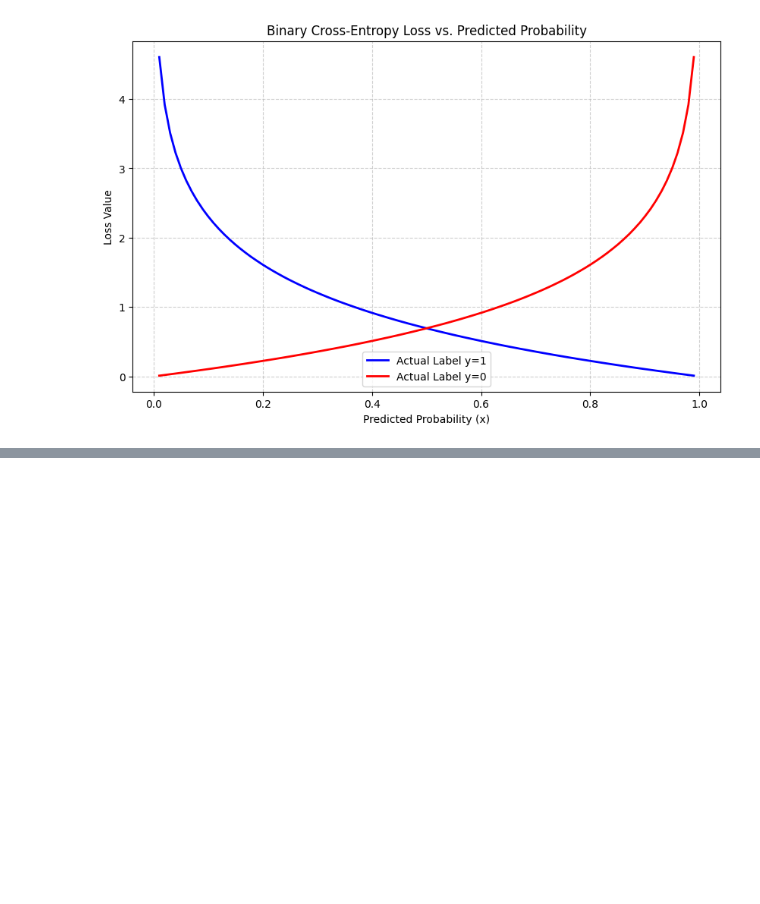
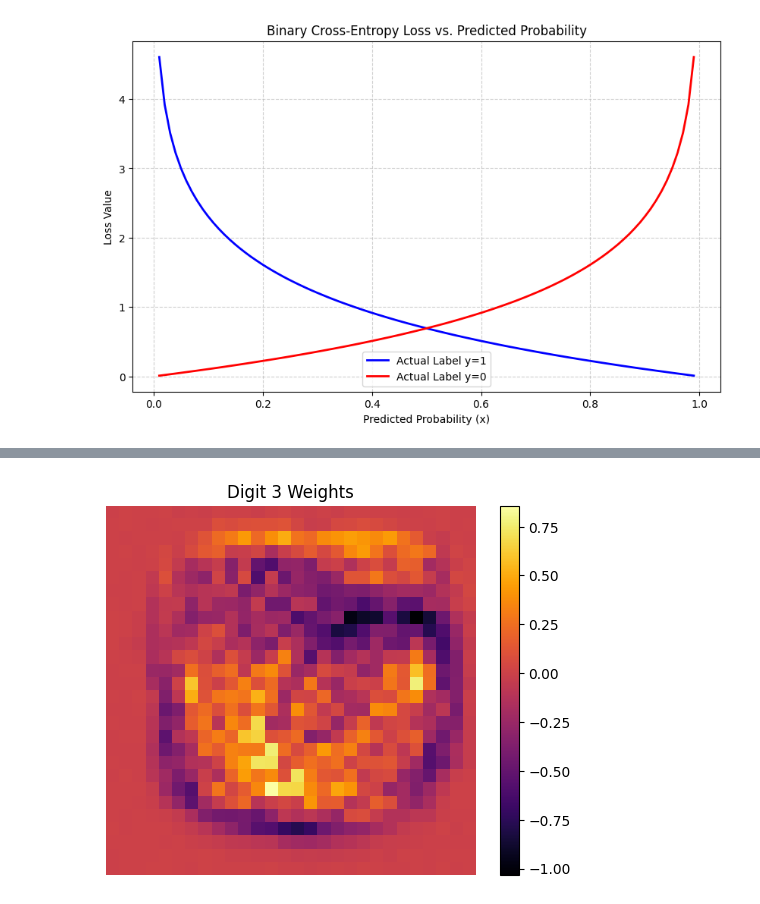
Before and after one commit to Ahmed-Fahmy00/Mnist-Classification, a Jupyter notebook: src/models/logistic.ipynb, the cells around one changed output, grey strips where cells are left out. Saved outputs shown, nothing was run; the diff lists cells and outputs as text; code cells hidden in the pictures; blank space fills up the shorter version.

```diff
--- a/src/models/logistic.ipynb
+++ b/src/models/logistic.ipynb
@@ -95,5 +98,5 @@ def logistic_regression(model_digit, batch_size=32, learning_rate=0.01, validati
             return best_w
         print(f"Epoch: {epoch}, Loss:  {v_loss}")
 # %%
-weights = logistic_regression(5, 1, 0.01, 5, 1e-10)
+weights = logistic_regression(6, 1, 0.01, 5, 1e-10, 100)
 # %% [output]
@@ -287,2 +180,0 @@ def logistic_regression_binary_multi(model_digit_c1, model_digit_c2, batch_size=
-# %%
-weights = logistic_regression_binary_multi(7, 5, 1, 0.01, 5, 1e-4)
@@ -351,19 +180,0 @@ Test Results — 7 vs 5
-# %%
-from itertools import combinations
-
-weights_dict = {}
-
-digits = list(range(10))  # 0 → 9
-
-for c1, c2 in combinations(digits, 2):
-    print(f"Training model for {c1} vs {c2}")
-
-    w = logistic_regression_binary_multi(
-        c1, c2,
-        batch_size=1,
-        learning_rate=0.01,
-        validation_patience=5,
-        epsilon=1e-4
-    )
-
-    weights_dict[(c1, c2)] = w
@@ -441,0 +181,22 @@ TP: 863, TN: 8972, FP: 54, FN: 111
+# %%
+import matplotlib.pyplot as plt
+
+def visualize_weights(w, title="Weight Visualization"):
+    # Remove bias term
+    w_no_bias = w[:-1]  # (784,)
+
+    # Reshape into 28x28 image
+    img = w_no_bias.reshape(28, 28)
+
+    # Plot
+    plt.figure()
+    plt.imshow(img, cmap='inferno')  # orange heatmap style
+    plt.colorbar()
+    plt.title(title)
+    plt.axis('off')
+    plt.show()
+
+digit = 3
+visualize_weights(weights, title=f"Digit {digit} Weights")
+# %% [output]
+[figure, added]
```
Also changed, not shown: parts of 10 cells of this notebook.
